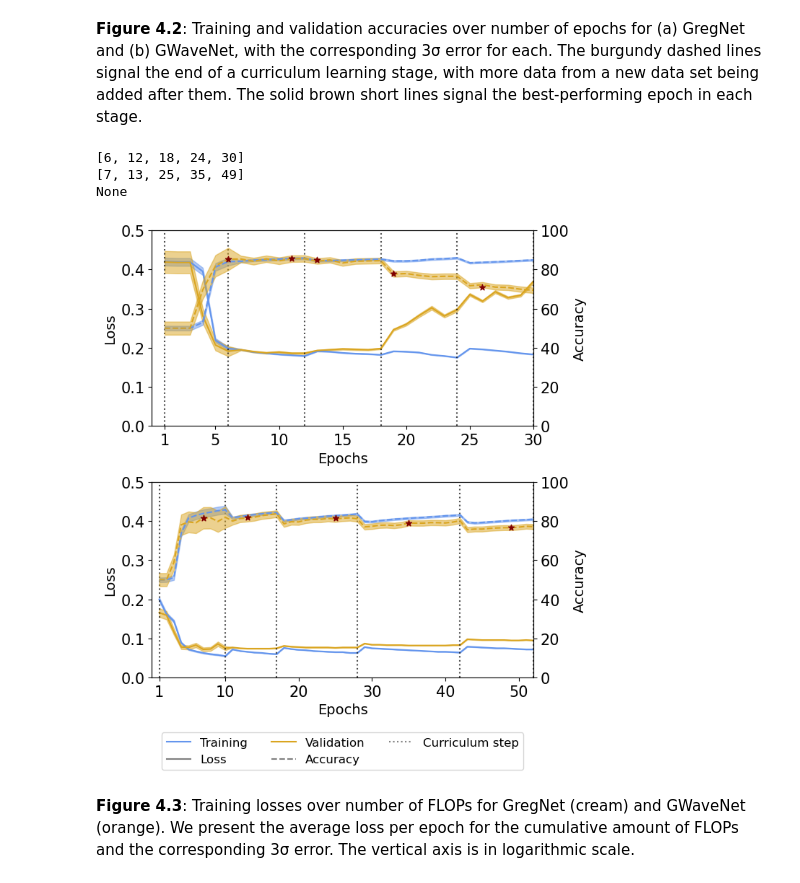
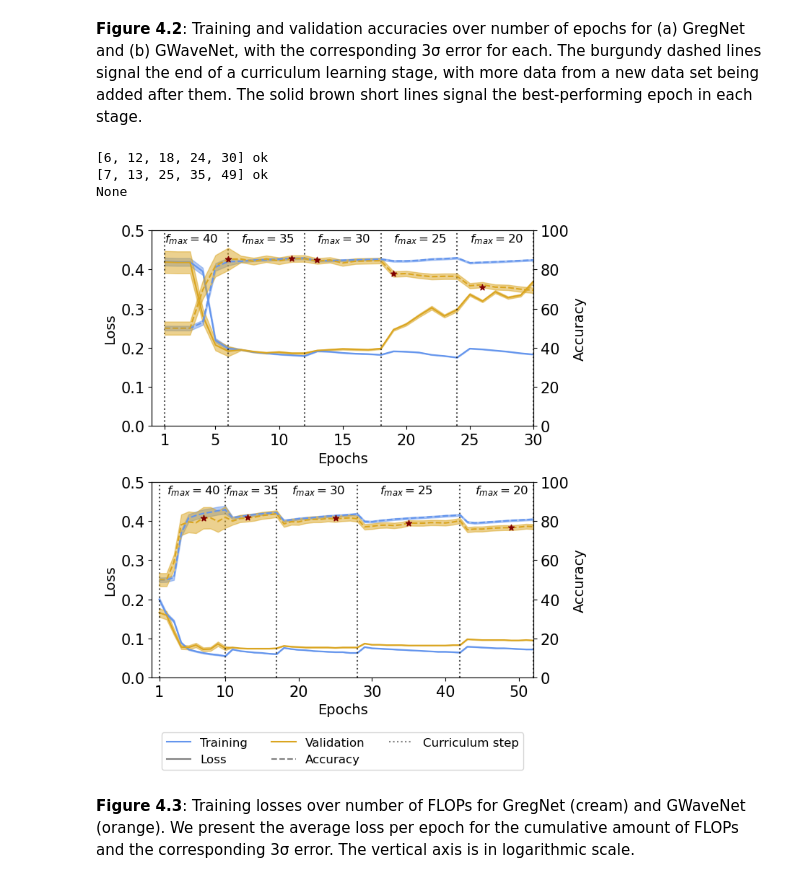
Before and after one commit to anaismartins/deploying-custom-nn-in-fpga, a Jupyter notebook: figures/plotting.ipynb, the cells around one changed output. Drawn from its saved outputs; the diff is of its cells as text; code cells hidden in the pictures.

```diff
--- a/figures/plotting.ipynb
+++ b/figures/plotting.ipynb
@@ -164,14 +164,14 @@ GregNet = process_model_data('GregNet', n_folders, n_samples_train, n_samples_va
                        filename_learning_loss_train_GregNet, filename_learning_loss_val_GregNet,
                        filename_learning_acc_train_GregNet, filename_learning_acc_val_GregNet)
 
-print(cumulative_sum(GregNet['n_epochs']))
+print(cumulative_sum(GregNet['n_epochs']), 'ok')
 GWaveNet = process_model_data('GWaveNet', n_folders, n_samples_train, n_samples_val,
                        filename_learning_loss_train_GWaveNet, filename_learning_loss_val_GWaveNet,
                        filename_learning_acc_train_GWaveNet, filename_learning_acc_val_GWaveNet)
 
 best_epochs_calculated = calculate_best_epochs(GWaveNet['n_epochs'], GWaveNet['best_epoch'])
 
-print(best_epochs_calculated)
+print(best_epochs_calculated, 'ok')
 fig, (ax1, ax2) = plt.subplots(2, 1, figsize=(7, 8))
 
 # First subplot for training metrics
@@ -187,6 +187,12 @@ ax1.fill_between(x = np.arange(np.sum(GregNet['n_epochs']))+1,
                  y1 = np.asarray(GregNet['val_loss']) + np.asarray(GregNet['shaded_loss_val']),
                  y2 = np.asarray(GregNet['val_loss']) - np.asarray(GregNet['shaded_loss_val']),
                  alpha = 0.5, color='goldenrod')
+ax1.text(1, 0.47, r'$f_{max} = 40$', fontsize=12)
+ax1.text(7, 0.47, r'$f_{max} = 35$', fontsize=12)
+ax1.text(13, 0.47, r'$f_{max} = 30$', fontsize=12)
+ax1.text(19, 0.47, r'$f_{max} = 25$', fontsize=12)
+ax1.text(25, 0.47, r'$f_{max} = 20$', fontsize=12)
+
 
 ax1.set_xlabel('Epochs')
 ax1.set_ylabel('Loss')
@@ -232,7 +238,11 @@ ax2.fill_between(x = np.arange(np.sum(GWaveNet['n_epochs']))+1,
                  y1 = np.asarray(GWaveNet['val_loss']) +np.asarray(GWaveNet['shaded_loss_val']),
                  y2 = np.asarray(GWaveNet['val_loss']) -np.asarray(GWaveNet['shaded_loss_val']),
                       alpha = 0.5, color='goldenrod')
-
+ax2.text(2, 0.47, r'$f_{max} = 40$', fontsize=12)
+ax2.text(10, 0.47, r'$f_{max} = 35$', fontsize=12)
+ax2.text(19, 0.47, r'$f_{max} = 30$', fontsize=12)
+ax2.text(31, 0.47, r'$f_{max} = 25$', fontsize=12)
+ax2.text(44, 0.47, r'$f_{max} = 20$', fontsize=12)
 ax2.set_xlabel('Epochs')
 ax2.set_ylabel('Loss')
 ax2.set_ylim(0, 0.5)
@@ -264,36 +274,36 @@ ax2.set_xticks([1, 10, 20, 30, 40, 50])
 
 # Create legend for solid and dashed lines
 train_line = plt.Line2D([], [], color='cornflowerblue', linestyle='-', label='Training')
 val_line = plt.Line2D([], [], color='goldenrod', linestyle='-', label='Validation')
 solid_line = plt.Line2D([], [], color='grey', linestyle='-', label='Loss')
 dashed_line = plt.Line2D([], [], color='grey', linestyle='--', label='Accuracy')
 curriculum_line = plt.Line2D([], [], color='grey', linestyle='dotted', label='Curriculum step')
 
 
 # Add legend below the second subplot
 ax2.legend(handles=[train_line, solid_line, val_line, dashed_line, curriculum_line],
            loc='upper center', bbox_to_anchor=(0.5, -0.25), ncols=3)
 
 fig.tight_layout()
 plt.savefig('loss_acc.pdf')
 plt.show()
 
 # plt.fill_between(x = np.arange(1, n_epochs[-1] + 1), y1 = [train_loss[i] - shaded_loss_train[i] for i in range(n_epochs[-1])], y2 = [train_loss[i] + shaded_loss_train[i] for i in range(n_epochs[-1])], alpha = 0.5)
 # plt.fill_between(x = np.arange(1, n_epochs[-1] + 1), y1 = [val_loss[i] - shaded_loss_val[i] for i in range(n_epochs[-1])], y2 = [val_loss[i] + shaded_loss_val[i] for i in range(n_epochs[-1])], alpha = 0.5)
 # plt.plot(np.arange(1, n_epochs[-1] + 1), train_loss, label="Training loss")
 # plt.plot(np.arange(1, n_epochs[-1] + 1), val_loss, label="Validation loss")
 # plt.vlines(x = n_epochs, ymin = 0, ymax = 0.5)
 # plt.vlines(x = best_epoch, ymin = [min([train_loss[b], val_loss[b]])  - 0.01 for b in best_epoch], ymax = [max([train_loss[b], val_loss[b]]) + 0.01 for b in best_epoch])
 
 # plt.xlabel("Epoch")
 # plt.ylabel("Loss")
 # plt.legend(loc="best")
 # plt.show()
 # %% [output]
-[6, 12, 18, 24, 30]
-[7, 13, 25, 35, 49]
+[6, 12, 18, 24, 30] ok
+[7, 13, 25, 35, 49] ok
 None
-[figure, old version]
+[figure, new version]
 # %% [markdown]
 **Figure 4.3**: Training losses over number of FLOPs for GregNet (cream) and GWaveNet (orange). We present the average loss per epoch for the cumulative amount of FLOPs and the corresponding 3σ error. The vertical axis is in logarithmic scale.
 # %%
```
Also changed, not shown: parts of 3 cells of this notebook, 2 other files.
